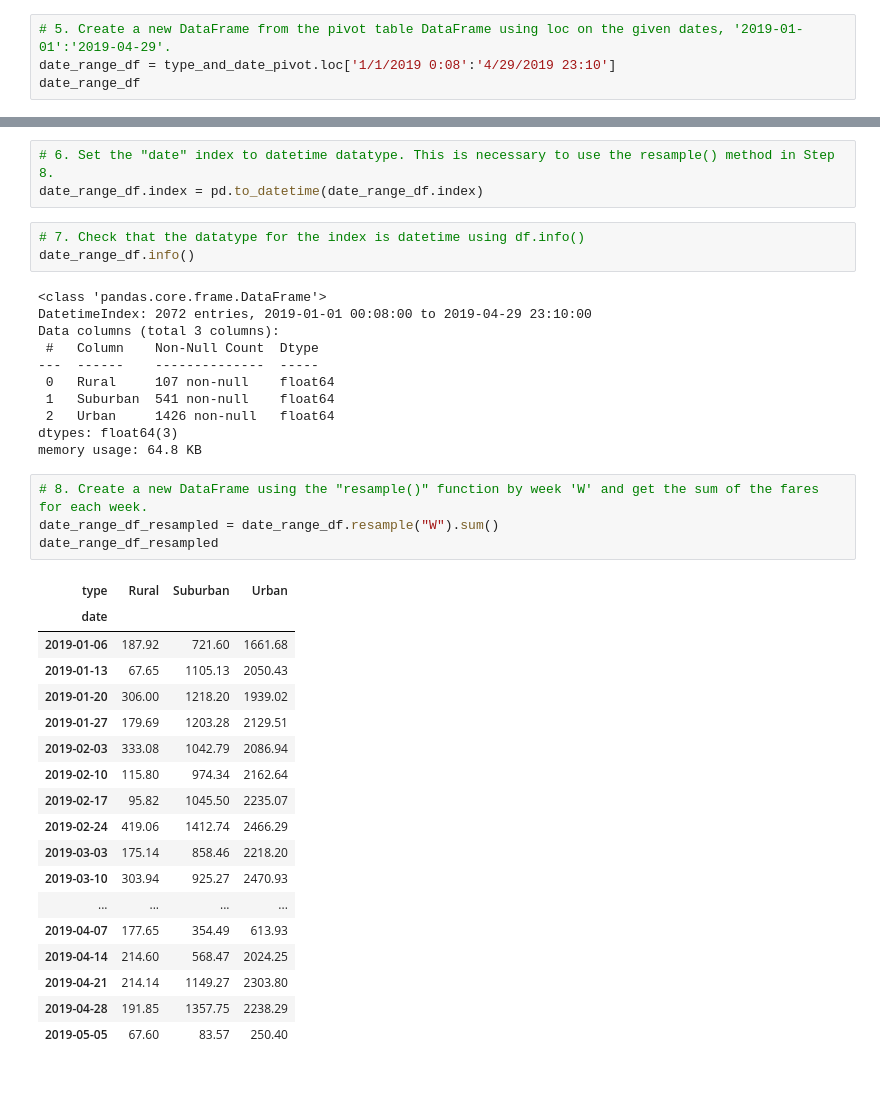
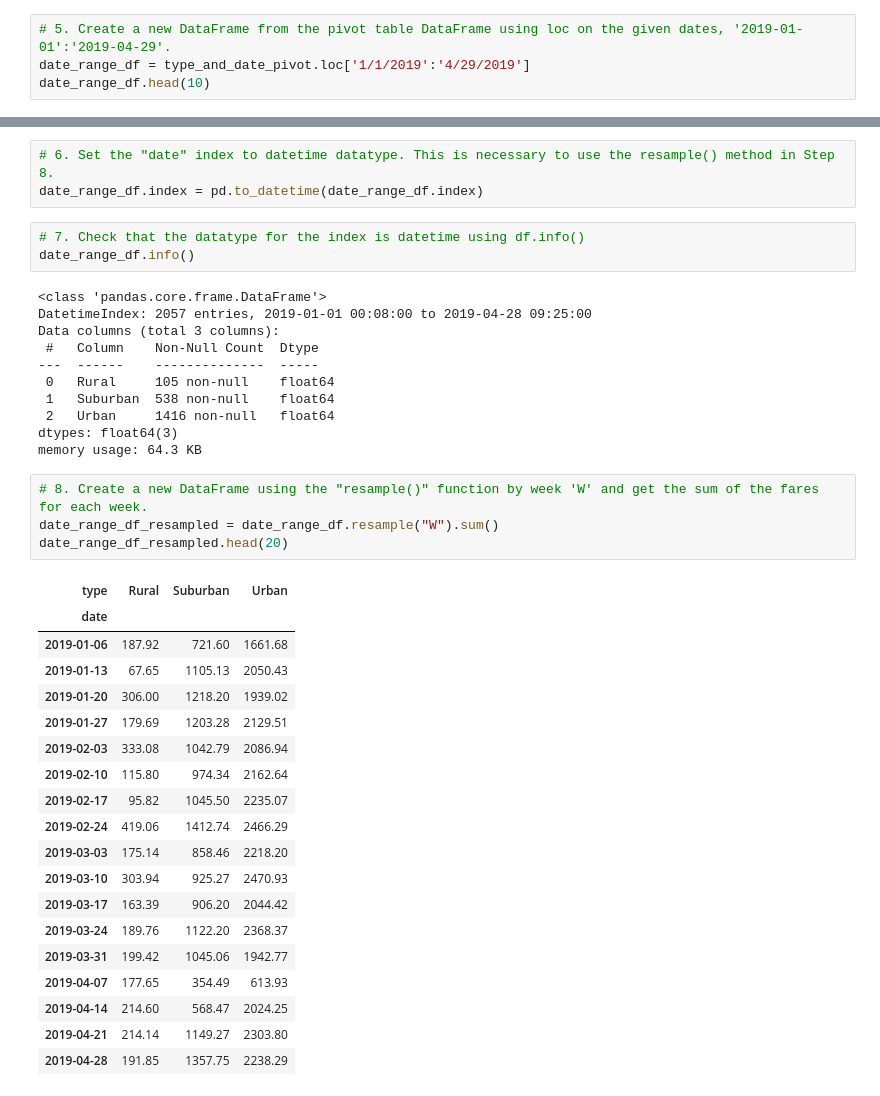
Before and after one commit to jamariethomp/PyBer_Analysis, a Jupyter notebook: PyBer_Challenge.ipynb, the cells around one changed output, grey strips where cells are left out. Cells and saved outputs as stored; diff of their text form.

```diff
--- a/PyBer_Challenge.ipynb
+++ b/PyBer_Challenge.ipynb
@@ -192,8 +142,8 @@ type_and_date_pivot.head(10)
 | 1/1/2019 3:46 | NaN | NaN | 7.57 |
 # %%
 # 5. Create a new DataFrame from the pivot table DataFrame using loc on the given dates, '2019-01-01':'2019-04-29'.
-date_range_df = type_and_date_pivot.loc['1/1/2019 0:08':'4/29/2019 23:10']
-date_range_df
+date_range_df = type_and_date_pivot.loc['1/1/2019':'4/29/2019']
+date_range_df.head(10)
 # %% [output]
 | type | Rural | Suburban | Urban |
 | date |  |  |  |
@@ -217,37 +165,38 @@ date_range_df.index = pd.to_datetime(date_range_df.index)
 date_range_df.info()
 # %% [output]
 <class 'pandas.core.frame.DataFrame'>
-DatetimeIndex: 2072 entries, 2019-01-01 00:08:00 to 2019-04-29 23:10:00
+DatetimeIndex: 2057 entries, 2019-01-01 00:08:00 to 2019-04-28 09:25:00
 Data columns (total 3 columns):
  #   Column    Non-Null Count  Dtype
 ---  ------    --------------  -----
- 0   Rural     107 non-null    float64
- 1   Suburban  541 non-null    float64
- 2   Urban     1426 non-null   float64
+ 0   Rural     105 non-null    float64
+ 1   Suburban  538 non-null    float64
+ 2   Urban     1416 non-null   float64
 dtypes: float64(3)
-memory usage: 64.8 KB
+memory usage: 64.3 KB
 # %%
 # 8. Create a new DataFrame using the "resample()" function by week 'W' and get the sum of the fares for each week.
 date_range_df_resampled = date_range_df.resample("W").sum()
-date_range_df_resampled
+date_range_df_resampled.head(20)
 # %% [output]
 | type | Rural | Suburban | Urban |
 | date |  |  |  |
 | 2019-01-06 | 187.92 | 721.60 | 1661.68 |
 | 2019-01-13 | 67.65 | 1105.13 | 2050.43 |
 | 2019-01-20 | 306.00 | 1218.20 | 1939.02 |
 | 2019-01-27 | 179.69 | 1203.28 | 2129.51 |
 | 2019-02-03 | 333.08 | 1042.79 | 2086.94 |
 | 2019-02-10 | 115.80 | 974.34 | 2162.64 |
 | 2019-02-17 | 95.82 | 1045.50 | 2235.07 |
 | 2019-02-24 | 419.06 | 1412.74 | 2466.29 |
 | 2019-03-03 | 175.14 | 858.46 | 2218.20 |
 | 2019-03-10 | 303.94 | 925.27 | 2470.93 |
-| ... | ... | ... | ... |
+| 2019-03-17 | 163.39 | 906.20 | 2044.42 |
+| 2019-03-24 | 189.76 | 1122.20 | 2368.37 |
+| 2019-03-31 | 199.42 | 1045.06 | 1942.77 |
 | 2019-04-07 | 177.65 | 354.49 | 613.93 |
 | 2019-04-14 | 214.60 | 568.47 | 2024.25 |
 | 2019-04-21 | 214.14 | 1149.27 | 2303.80 |
 | 2019-04-28 | 191.85 | 1357.75 | 2238.29 |
-| 2019-05-05 | 67.60 | 83.57 | 250.40 |
 # %%
 # 8. Using the object-oriented interface method, plot the resample DataFrame using the df.plot() function.
```
Also changed, not shown: parts of 9 cells of this notebook, 1 other file.
